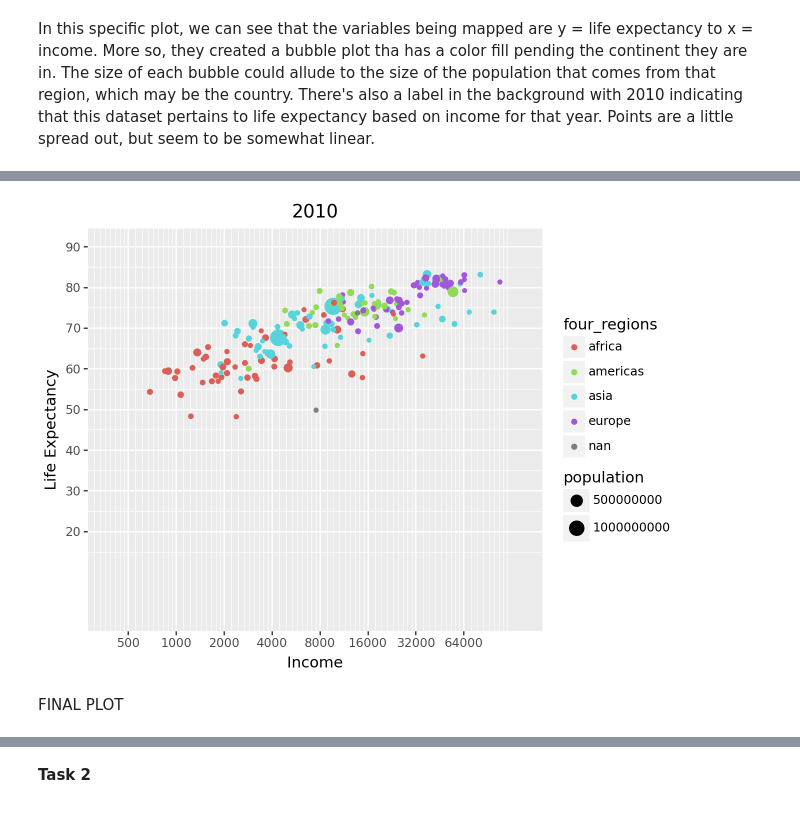
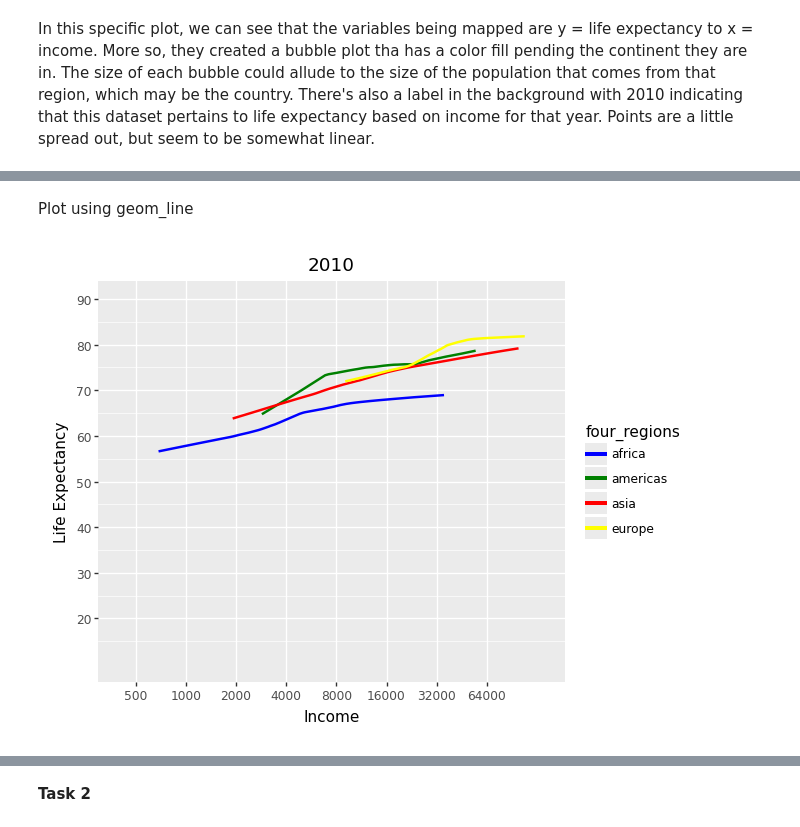
Before and after one commit to ulisesjcaroflores/Lab1, a Jupyter notebook: Lab1.ipynb, the cells around one changed output, grey strips where cells are left out. Drawn from its saved outputs; the diff is of its cells as text; code cells hidden in the pictures.

```diff
--- a/Lab1.ipynb
+++ b/Lab1.ipynb
@@ -32,0 +23,5 @@ q1_data.head()
+# %%
+#| echo: true
+#| code-fold: true
+q1_data = pd.read_csv("C:/Users/Ulises Caro Flores/OneDrive/Documents/MSBA Cal Poly/GSB 544 Computing and Machine Learning for Analysis/Lab 1/q1data.csv")
+q1_data.head()
@@ -32,0 +35,5 @@ q1_data.head()
+# %%
+#| echo: true
+#| code-fold: true
+q1_data_cleaned = q1_data.dropna()
+display(q1_data_cleaned.head())
@@ -33,17 +75,28 @@ q1_data.head()
+# %% [markdown]
+Plot using geom_line
 # %%
-(ggplot(q1_data, aes(x='income', y='life_exp', color='four_regions', size='population')) +
- geom_point() +
- scale_x_log10(
-     limits=[0, 200000],
-     breaks=[500, 1000, 2000, 4000, 8000, 16000, 32000, 64000]) +
+#| echo: true
+#| code-fold: true
+(ggplot(q1_data_cleaned, aes(x='income', y='life_exp', color='four_regions')) +
+ geom_smooth(se=False) +
+ scale_x_continuous(
+     trans='log2',
+     limits=[400, 140000],
+     breaks=[500, 1000, 2000, 4000, 8000, 16000, 32000, 64000],
+     labels=['500', '1000', '2000', '4000', '8000', '16000', '32000', '64000']
+     ) +
  scale_y_continuous(
-        limits=[0, 90],
-        breaks=[20, 30, 40, 50, 60, 70, 80, 90]
-        ) +
+     limits=[10,90],
+     breaks=[20, 30, 40, 50, 60, 70, 80, 90]
+     ) +
+ scale_color_manual(values={
+     "africa":"blue",
+     "americas":"green",
+     "europe":"yellow",
+     "asia":"red"
+ }) +
  labs(title='2010',
       x='Income',
       y='Life Expectancy'))
 # %% [output]
-[figure, old version]
+[figure, new version]
-# %% [markdown]
-FINAL PLOT
```
Also changed, not shown: parts of 33 cells of this notebook, 1 other file.
